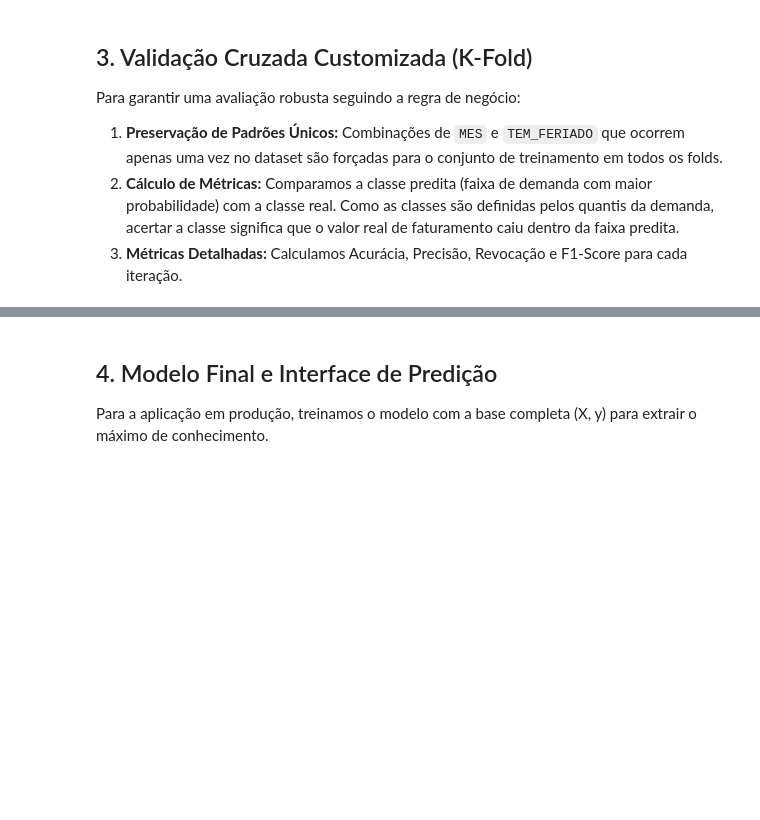
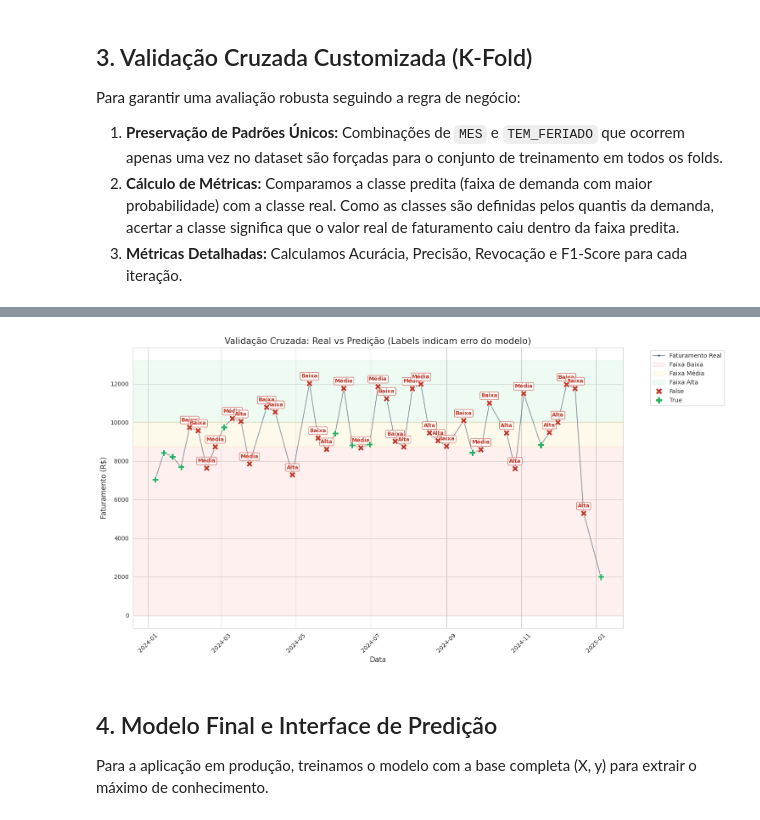
Before and after one commit to tiribsil/tdcc, a Jupyter notebook: t1/modelo_am.ipynb, the cells around one changed output, grey strips where cells are left out. Saved outputs shown, nothing was run; the diff lists cells and outputs as text; code cells hidden in the pictures; blank space fills up the shorter version.

```diff
--- a/t1/modelo_am.ipynb
+++ b/t1/modelo_am.ipynb
@@ -70,17 +72,17 @@ Para garantir uma avaliação robusta seguindo a regra de negócio:
 # %%
 from sklearn.model_selection import StratifiedKFold
 from sklearn.metrics import accuracy_score, precision_score, recall_score, f1_score
+import matplotlib.pyplot as plt
+import seaborn as sns
 
 # Configuração da Validação Cruzada
 k = 5
 skf = StratifiedKFold(n_splits=k, shuffle=True, random_state=42)
 
 # Identificar amostras com combinações únicas de (MES, TEM_FERIADO)
-# Essas amostras NÃO podem ser usadas para validação, apenas para treino
 contagem = df_semanal.groupby(['MES', 'TEM_FERIADO']).size().reset_index(name='n')
 combos_unicos = contagem[contagem['n'] == 1][['MES', 'TEM_FERIADO']]
 
-# Criar máscara para identificar quem é único
 df_semanal['ES_UNICO'] = df_semanal.set_index(['MES', 'TEM_FERIADO']).index.isin(
     combos_unicos.set_index(['MES', 'TEM_FERIADO']).index
 )
@@ -88,41 +90,78 @@ df_semanal['ES_UNICO'] = df_semanal.set_index(['MES', 'TEM_FERIADO']).index.isin
 idx_unicos = df_semanal[df_semanal['ES_UNICO']].index
 idx_split = df_semanal[~df_semanal['ES_UNICO']].index
 
-print(f"Amostras Totais: {len(df_semanal)}")
-print(f"Amostras Únicas (Fixas no Treino): {len(idx_unicos)}")
-print(f"Amostras para Split (K-Fold): {len(idx_split)}\n")
-
 X_split = X.loc[idx_split]
 y_split = y.loc[idx_split]
 
 historico_metrics = []
+resultados_validacao = []
 
 for fold, (train_sub_idx, val_sub_idx) in enumerate(skf.split(X_split, y_split), 1):
-    # Índices reais para este fold
-    # Treino = Parte do split + Todos os únicos
     train_idx = list(idx_split[train_sub_idx]) + list(idx_unicos)
     val_idx = list(idx_split[val_sub_idx])
 
     X_train_fold, X_val_fold = X.loc[train_idx], X.loc[val_idx]
     y_train_fold, y_val_fold = y.loc[train_idx], y.loc[val_idx]
 
-    # Inicialização e Treino
     clf = RandomForestClassifier(n_estimators=100, random_state=42, class_weight='balanced')
     clf.fit(X_train_fold, y_train_fold)
 
-    # Predição
     y_pred = clf.predict(X_val_fold)
+    y_prob = clf.predict_proba(X_val_fold)
 
-    # Cálculo de Métricas
+    for i, idx in enumerate(val_idx):
+        max_prob = max(y_prob[i])
+        resultados_validacao.append({
+            'Data': df_semanal.loc[idx, 'DATA_INICIO_SEMANA'],
+            'Faturamento Real': df_semanal.loc[idx, 'DEMANDA'],
+            'Classe Real': y_val_fold.iloc[i],
+            'Predição': y_pred[i],
+            'Probabilidade': max_prob
+        })
+
     acc = accuracy_score(y_val_fold, y_pred)
     prec = precision_score(y_val_fold, y_pred, average='weighted', zero_division=0)
     rec = recall_score(y_val_fold, y_pred, average='weighted', zero_division=0)
     f1 = f1_score(y_val_fold, y_pred, average='weighted', zero_division=0)
 
     historico_metrics.append([fold, acc, prec, rec, f1])
-    print(f"Fold {fold} -> Acurácia: {acc:.4f} | Precisão: {prec:.4f} | Revocação: {rec:.4f} | F1: {f1:.4f}")
 
-# Exibição do Resultado Consolidado
+df_res_val = pd.DataFrame(resultados_validacao).sort_values('Data')
+print("--- RESULTADOS DETALHADOS DA VALIDAÇÃO ---")
+print(df_res_val.to_string(index=False, formatters={'Probabilidade': '{:,.2%}'.format, 'Faturamento Real': 'R$ {:,.2f}'.format}))
+
 df_results = pd.DataFrame(historico_metrics, columns=['Fold', 'Acurácia', 'Precisão', 'Revocação', 'F1-Score'])
 print("\n--- MÉDIA DOS FOLDS ---")
 print(df_results.drop(columns='Fold').mean())
+
+plt.figure(figsize=(15, 8))
+sns.set_style("whitegrid")
+
+plt.plot(df_res_val['Data'], df_res_val['Faturamento Real'], color='#34495e', linewidth=1.5, label='Faturamento Real', alpha=0.5, marker='o', markersize=3)
+
+plt.axhspan(0, q33, color='#e74c3c', alpha=0.08, label='Faixa Baixa')
+plt.axhspan(q33, q66, color='#f1c40f', alpha=0.08, label='Faixa Média')
+plt.axhspan(q66, df_res_val['Faturamento Real'].max()*1.1, color='#2ecc71', alpha=0.08, label='Faixa Alta')
+
+df_res_val['Acerto'] = df_res_val['Classe Real'] == df_res_val['Predição']
+sns.scatterplot(data=df_res_val, x='Data', y='Faturamento Real', hue='Acerto',
+                palette={True: '#27ae60', False: '#c0392b'}, s=120, zorder=5,
+                style='Acerto', markers={True: 'P', False: 'X'})
+
+# Adicionar anotações para os erros
+for i, row in df_res_val.iterrows():
+    if not row['Acerto']:
+        plt.annotate(f"{row['Predição']}",
+                     (row['Data'], row['Faturamento Real']),
+                     textcoords="offset points", xytext=(0,10), ha='center',
+                     fontsize=9, color='#c0392b', fontweight='bold',
+                     bbox=dict(boxstyle='round,pad=0.2', fc='white', alpha=0.7, ec='#c0392b'))
+
+plt.title('Validação Cruzada: Real vs Predição (Labels indicam erro do modelo)', fontsize=15)
+plt.ylabel('Faturamento (R$)', fontsize=12)
+plt.xlabel('Data', fontsize=12)
+plt.legend(bbox_to_anchor=(1.05, 1), loc='upper left')
+plt.xticks(rotation=45)
+plt.tight_layout()
+plt.show()
+# %% [output]
@@ -129,3 +185,4 @@ print(df_results.drop(columns='Fold').mean())
+[figure, added]
 # %% [markdown]
 ## 4. Modelo Final e Interface de Predição
 
```
Also changed, not shown: parts of 3 cells of this notebook.
